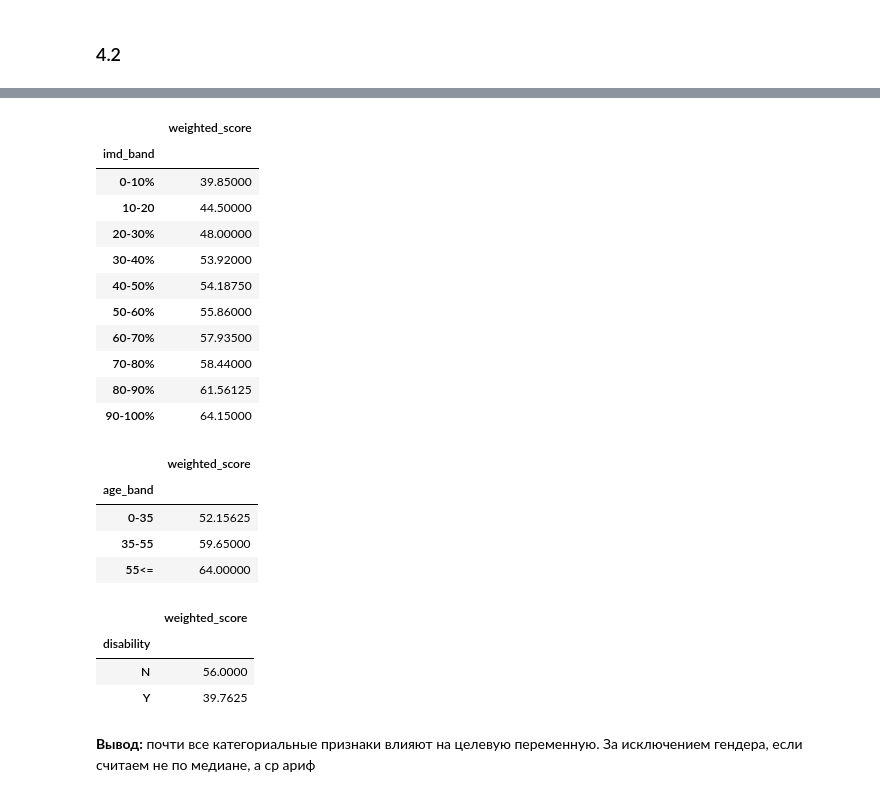
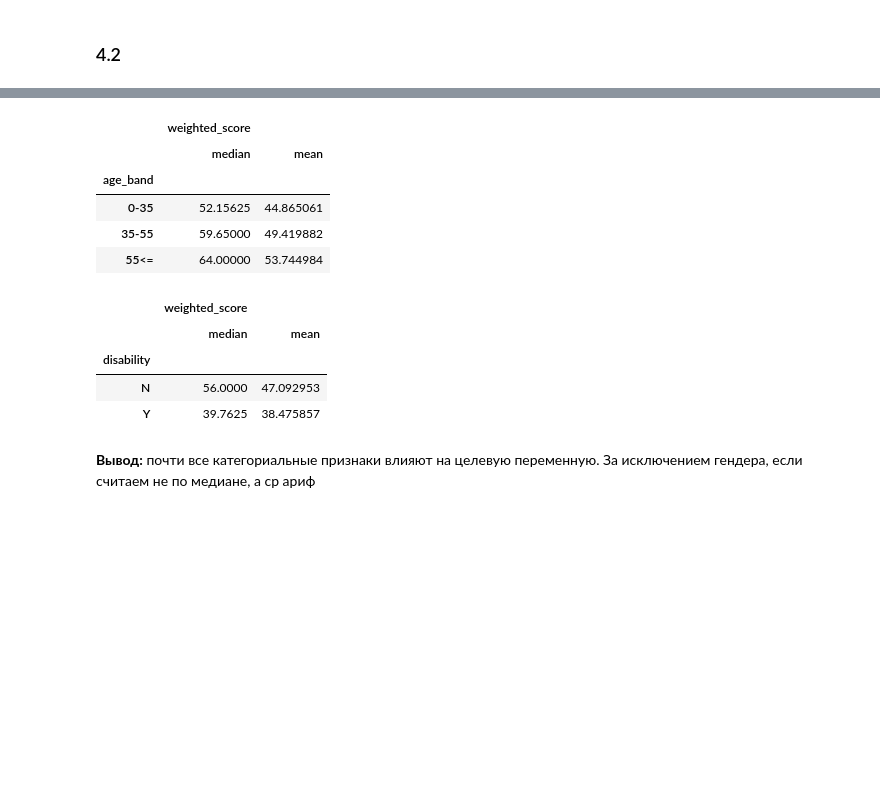
Before and after one commit to AntonGitOrlov/Data_Science, a Jupyter notebook: "Библиотеки_Python_для_работы_с_данными_самостоятельная_работа"_ОрловАВ.ipynb, the cells around one changed output, grey strips where cells are left out. Drawn from its saved outputs; the diff is of its cells as text; code cells hidden in the pictures; blank space fills up the shorter version.

```diff
--- a/"Библиотеки_Python_для_работы_с_данными_самостоятельная_работа"_ОрловАВ.ipynb
+++ b/"Библиотеки_Python_для_работы_с_данными_самостоятельная_работа"_ОрловАВ.ipynb
@@ -1037,33 +1051,20 @@ Train.groupby(['highest_education']).agg({'weighted_score': 'median'})
 # %%
-Train.groupby(['imd_band']).agg({'weighted_score': 'median'})
+Train.groupby(['age_band']).agg({'weighted_score': ['median', 'mean']})
 # %% [output]
-|  | weighted_score |
-| imd_band |  |
-| 0-10% | 39.85000 |
-| 10-20 | 44.50000 |
-| 20-30% | 48.00000 |
-| 30-40% | 53.92000 |
-| 40-50% | 54.18750 |
-| 50-60% | 55.86000 |
-| 60-70% | 57.93500 |
-| 70-80% | 58.44000 |
-| 80-90% | 61.56125 |
-| 90-100% | 64.15000 |
+|  | weighted_score |  |
+|  | median | mean |
+| age_band |  |  |
+| 0-35 | 52.15625 | 44.865061 |
+| 35-55 | 59.65000 | 49.419882 |
+| 55<= | 64.00000 | 53.744984 |
 # %%
-Train.groupby(['age_band']).agg({'weighted_score': 'median'})
+Train.groupby(['disability']).agg({'weighted_score': ['median', 'mean']})
 # %% [output]
-|  | weighted_score |
-| age_band |  |
-| 0-35 | 52.15625 |
-| 35-55 | 59.65000 |
-| 55<= | 64.00000 |
+|  | weighted_score |  |
+|  | median | mean |
+| disability |  |  |
+| N | 56.0000 | 47.092953 |
+| Y | 39.7625 | 38.475857 |
-# %%
-Train.groupby(['disability']).agg({'weighted_score': 'median'})
-# %% [output]
-|  | weighted_score |
-| disability |  |
-| N | 56.0000 |
-| Y | 39.7625 |
 # %% [markdown]
 **Вывод:**
 почти все категориальные признаки влияют на целевую переменную. За исключением гендера, если считаем не по медиане, а ср ариф
```
Also changed, not shown: parts of 19 cells of this notebook.
